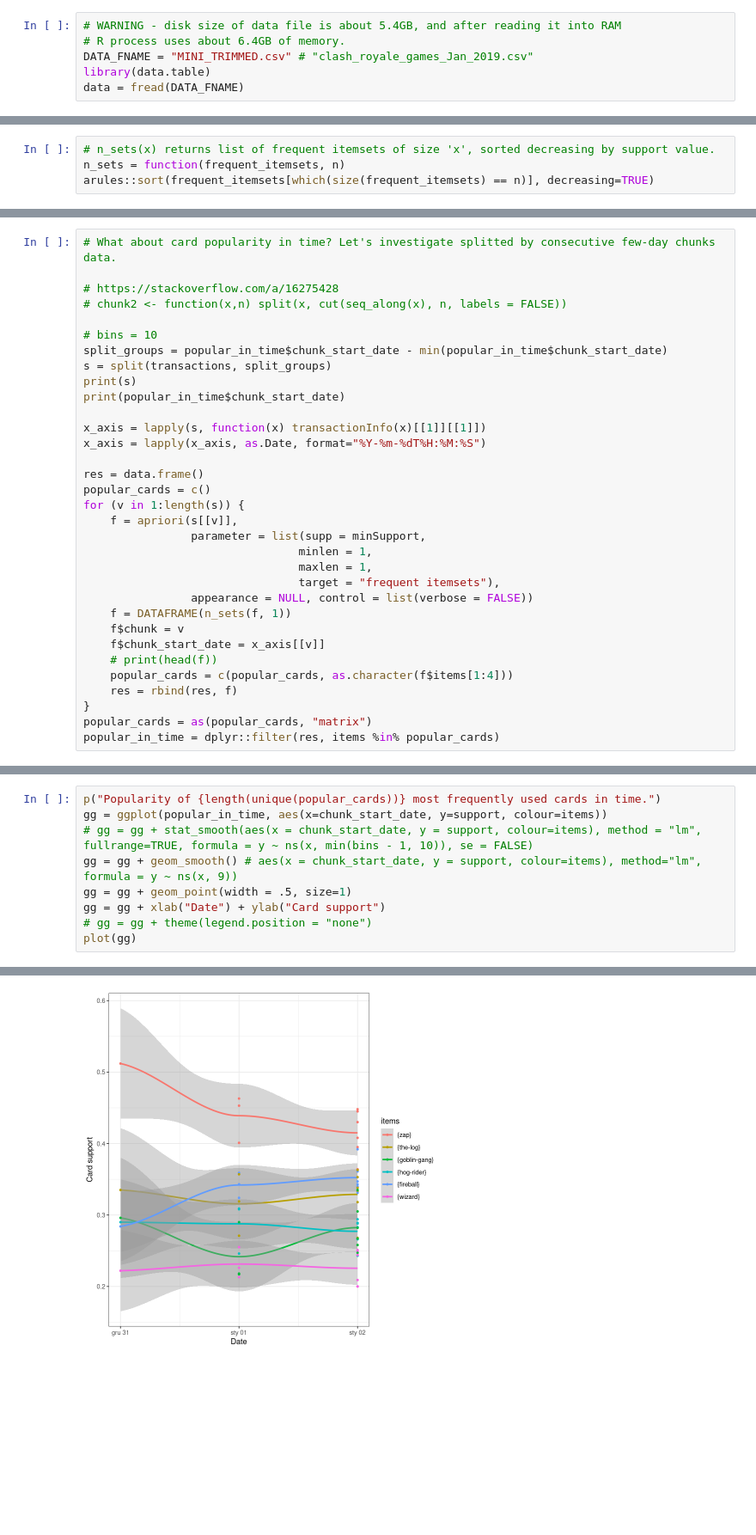
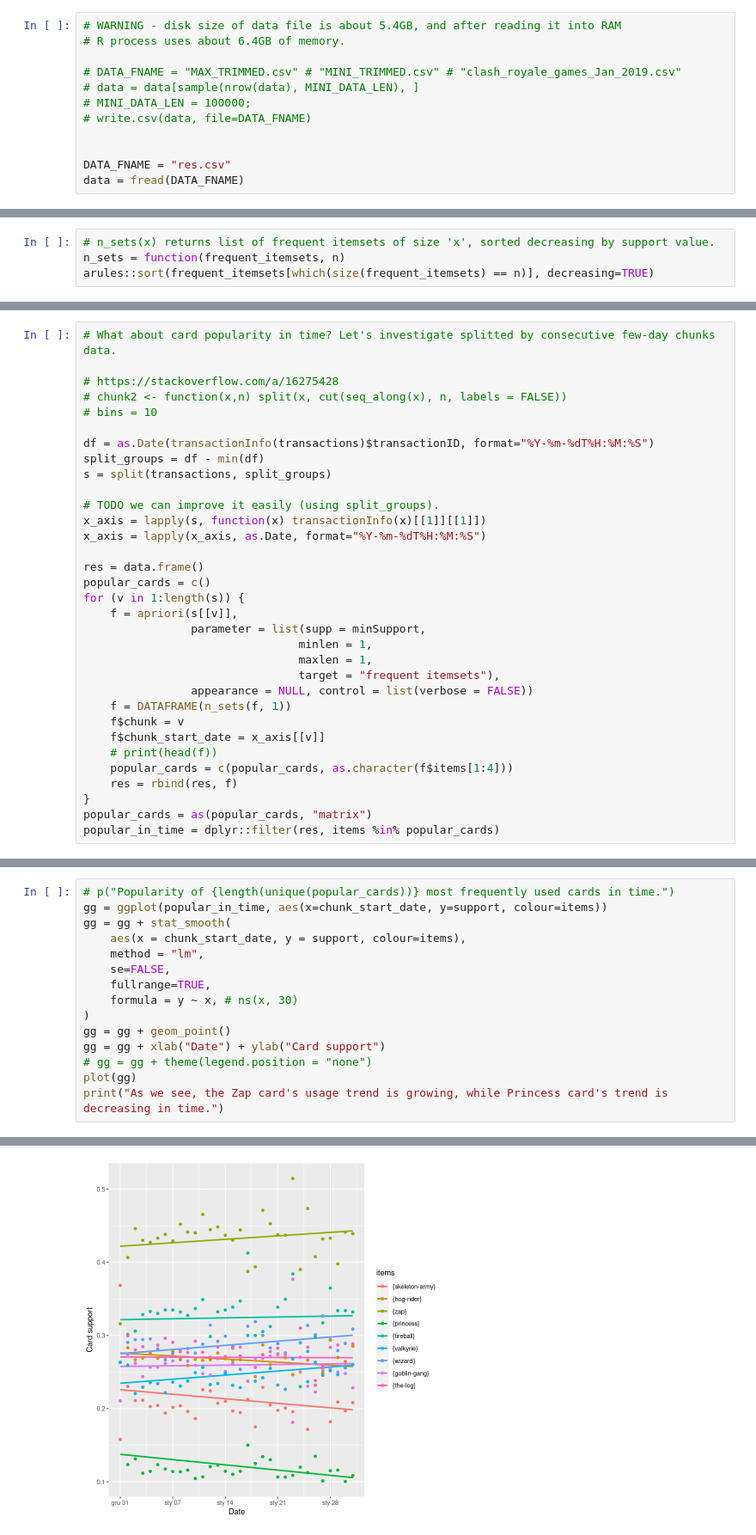
Before and after one commit to bieganski/data-mining, a Jupyter notebook: ex1/solution.ipynb, the cells around one changed output, grey strips where cells are left out. Shown at 86% size. Cells and saved outputs as stored; diff of their text form; blank space fills up the shorter version.

Commit message:
added card popularity in time.

```diff
--- a/ex1/solution.ipynb
+++ b/ex1/solution.ipynb
@@ -36,8 +28,14 @@ pc = function(x) print(class(x))
 # %%
 # WARNING - disk size of data file is about 5.4GB, and after reading it into RAM
 # R process uses about 6.4GB of memory.
-DATA_FNAME = "MINI_TRIMMED.csv" # "clash_royale_games_Jan_2019.csv"
-library(data.table)
+
+# DATA_FNAME = "MAX_TRIMMED.csv" # "MINI_TRIMMED.csv" # "clash_royale_games_Jan_2019.csv"
+# data = data[sample(nrow(data), MINI_DATA_LEN), ]
+# MINI_DATA_LEN = 100000;
+# write.csv(data, file=DATA_FNAME)
+
+
+DATA_FNAME = "res.csv"
 data = fread(DATA_FNAME)
 # %% [output]
 Warning message in fread(DATA_FNAME):
@@ -163,13 +125,13 @@ transactionInfo(transactions)$transactionID # - min(transactionInfo(transactions
 
 # https://stackoverflow.com/a/16275428
 # chunk2 <- function(x,n) split(x, cut(seq_along(x), n, labels = FALSE))
+# bins = 10
 
-# bins = 10
-split_groups = popular_in_time$chunk_start_date - min(popular_in_time$chunk_start_date)
+df = as.Date(transactionInfo(transactions)$transactionID, format="%Y-%m-%dT%H:%M:%S")
+split_groups = df - min(df)
 s = split(transactions, split_groups)
-print(s)
-print(popular_in_time$chunk_start_date)
 
+# TODO we can improve it easily (using split_groups).
 x_axis = lapply(s, function(x) transactionInfo(x)[[1]][[1]])
 x_axis = lapply(x_axis, as.Date, format="%Y-%m-%dT%H:%M:%S")
 
@@ -218,10 +156,16 @@ Time differences in days
 # %%
-p("Popularity of {length(unique(popular_cards))} most frequently used cards in time.")
+# p("Popularity of {length(unique(popular_cards))} most frequently used cards in time.")
 gg = ggplot(popular_in_time, aes(x=chunk_start_date, y=support, colour=items))
-# gg = gg + stat_smooth(aes(x = chunk_start_date, y = support, colour=items), method = "lm", fullrange=TRUE, formula = y ~ ns(x, min(bins - 1, 10)), se = FALSE)
-gg = gg + geom_smooth() # aes(x = chunk_start_date, y = support, colour=items), method="lm", formula = y ~ ns(x, 9))
-gg = gg + geom_point(width = .5, size=1)
+gg = gg + stat_smooth(
+    aes(x = chunk_start_date, y = support, colour=items),
+    method = "lm",
+    se=FALSE,
+    fullrange=TRUE,
+    formula = y ~ x, # ns(x, 30)
+)
+gg = gg + geom_point()
 gg = gg + xlab("Date") + ylab("Card support")
 # gg = gg + theme(legend.position = "none")
 plot(gg)
+print("As we see, the Zap card's usage trend is growing, while Princess card's trend is decreasing in time.")
 # %% [output]
@@ -246 +173 @@ Warning message in predLoess(object$y, object$x, newx = if (is.null(newdata)) ob
-[figure, old version]
+[figure, new version]
```
Also changed, not shown: parts of 12 cells of this notebook.
